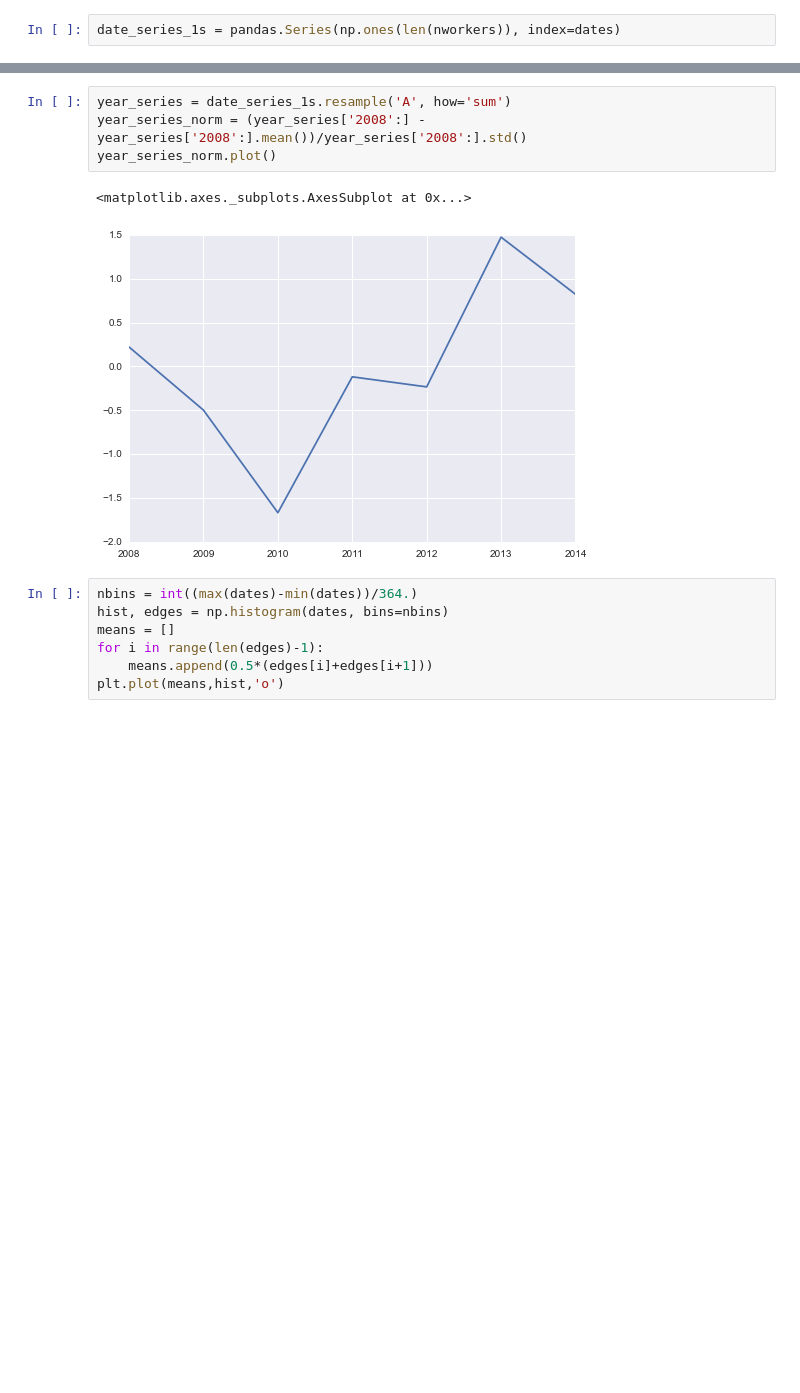
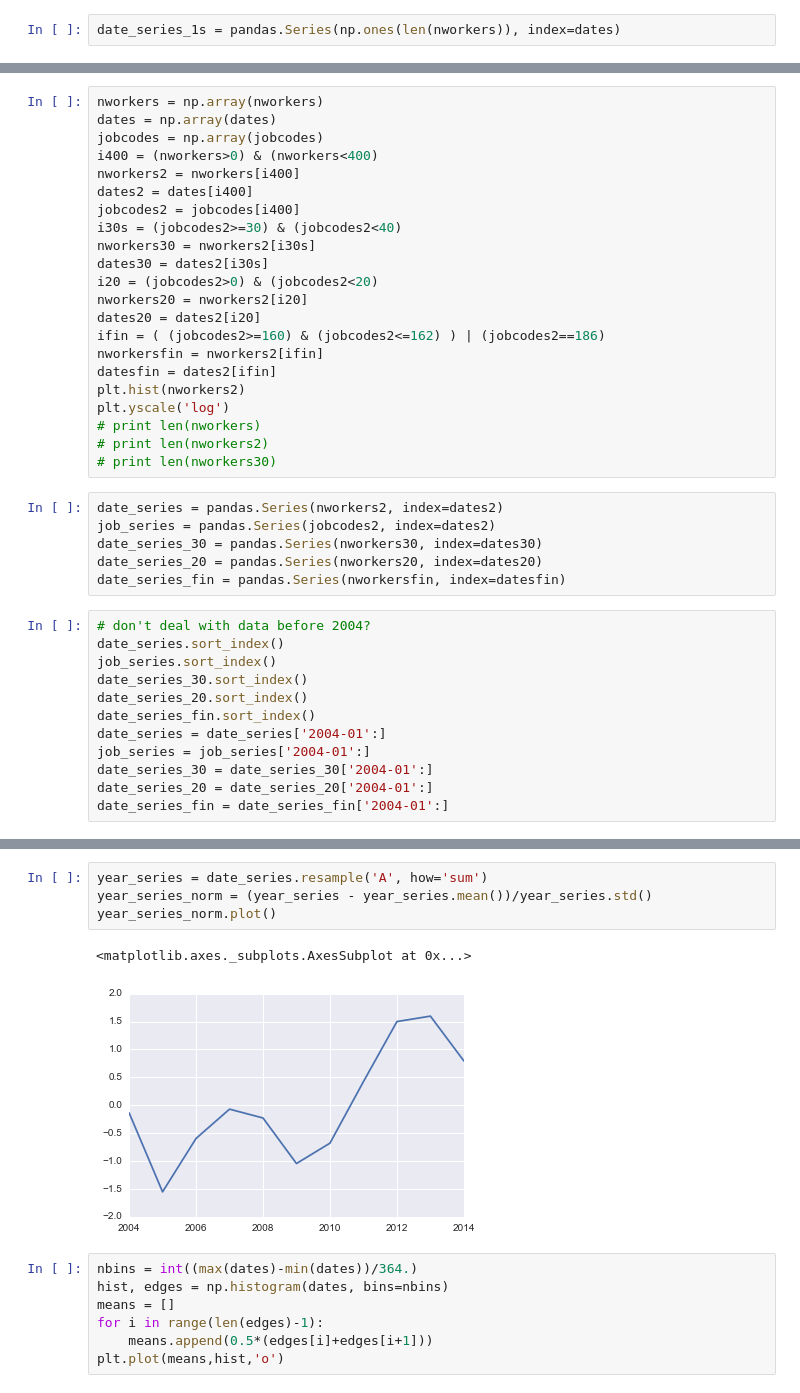
Before and after one commit to ahbauer/insight, a Jupyter notebook: notebooks/H1B.ipynb, the cells around one changed output, grey strips where cells are left out. Cells and saved outputs as stored; diff of their text form; blank space fills up the shorter version.

```diff
--- a/notebooks/H1B.ipynb
+++ b/notebooks/H1B.ipynb
@@ -65,0 +104,40 @@ plt.ylabel('Number of DOL Applications')
+# %%
+nworkers = np.array(nworkers)
+dates = np.array(dates)
+jobcodes = np.array(jobcodes)
+i400 = (nworkers>0) & (nworkers<400)
+nworkers2 = nworkers[i400]
+dates2 = dates[i400]
+jobcodes2 = jobcodes[i400]
+i30s = (jobcodes2>=30) & (jobcodes2<40)
+nworkers30 = nworkers2[i30s]
+dates30 = dates2[i30s]
+i20 = (jobcodes2>0) & (jobcodes2<20)
+nworkers20 = nworkers2[i20]
+dates20 = dates2[i20]
+ifin = ( (jobcodes2>=160) & (jobcodes2<=162) ) | (jobcodes2==186)
+nworkersfin = nworkers2[ifin]
+datesfin = dates2[ifin]
+plt.hist(nworkers2)
+plt.yscale('log')
+# print len(nworkers)
+# print len(nworkers2)
+# print len(nworkers30)
+# %%
+date_series = pandas.Series(nworkers2, index=dates2)
+job_series = pandas.Series(jobcodes2, index=dates2)
+date_series_30 = pandas.Series(nworkers30, index=dates30)
+date_series_20 = pandas.Series(nworkers20, index=dates20)
+date_series_fin = pandas.Series(nworkersfin, index=datesfin)
+# %%
+# don't deal with data before 2004?
+date_series.sort_index()
+job_series.sort_index()
+date_series_30.sort_index()
+date_series_20.sort_index()
+date_series_fin.sort_index()
+date_series = date_series['2004-01':]
+job_series = job_series['2004-01':]
+date_series_30 = date_series_30['2004-01':]
+date_series_20 = date_series_20['2004-01':]
+date_series_fin = date_series_fin['2004-01':]
@@ -66,10 +173,10 @@ plt.ylabel('Number of DOL Applications')
 # %%
-year_series = date_series_1s.resample('A', how='sum')
-year_series_norm = (year_series['2008':] - year_series['2008':].mean())/year_series['2008':].std()
+year_series = date_series.resample('A', how='sum')
+year_series_norm = (year_series - year_series.mean())/year_series.std()
 year_series_norm.plot()
 # %% [output]
 <matplotlib.axes._subplots.AxesSubplot at 0x...>
-[figure, old version]
+[figure, new version]
 # %%
 nbins = int((max(dates)-min(dates))/364.)
 hist, edges = np.histogram(dates, bins=nbins)
```
Also changed, not shown: parts of 50 cells of this notebook, 11 other files.
